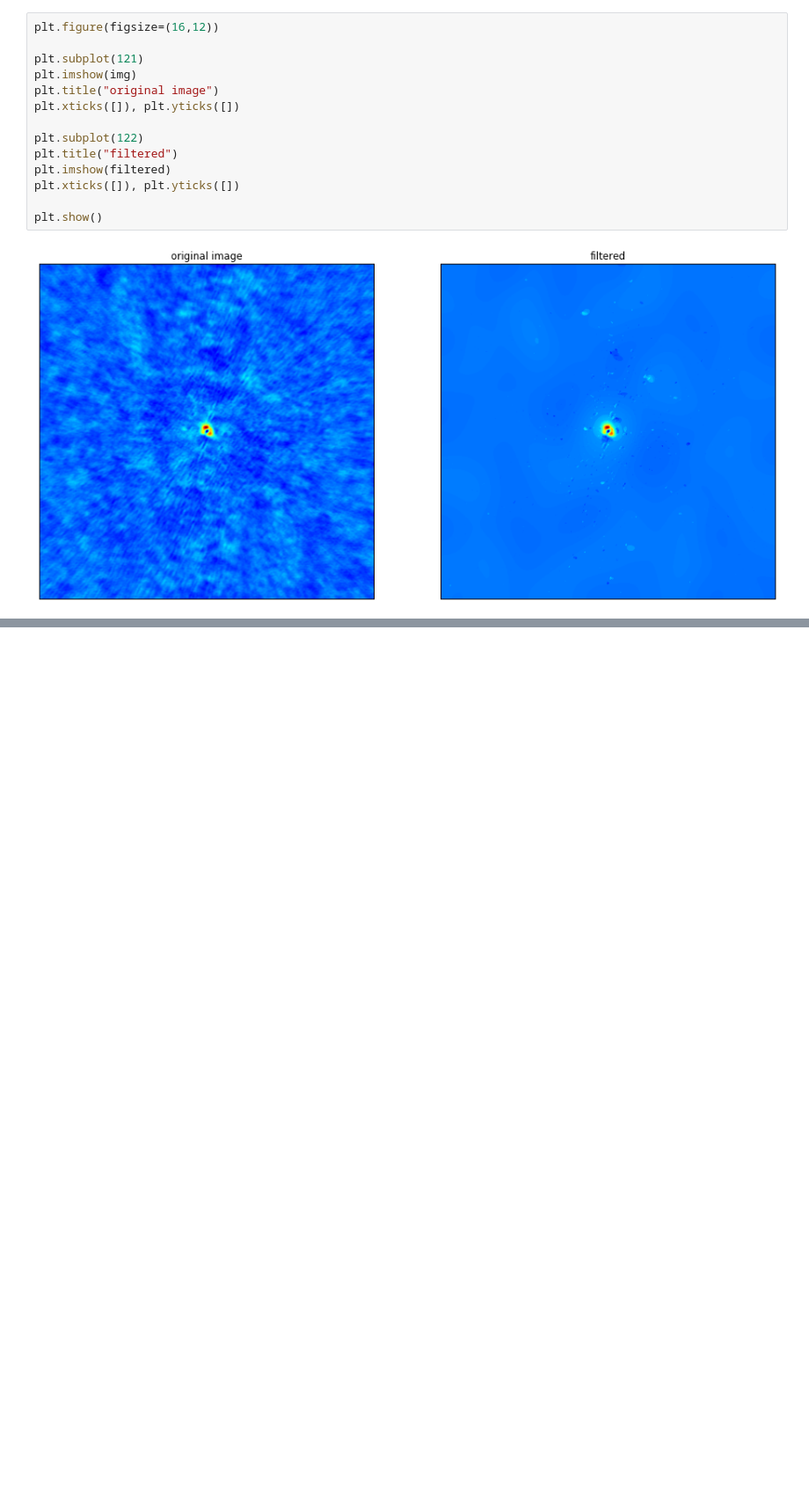
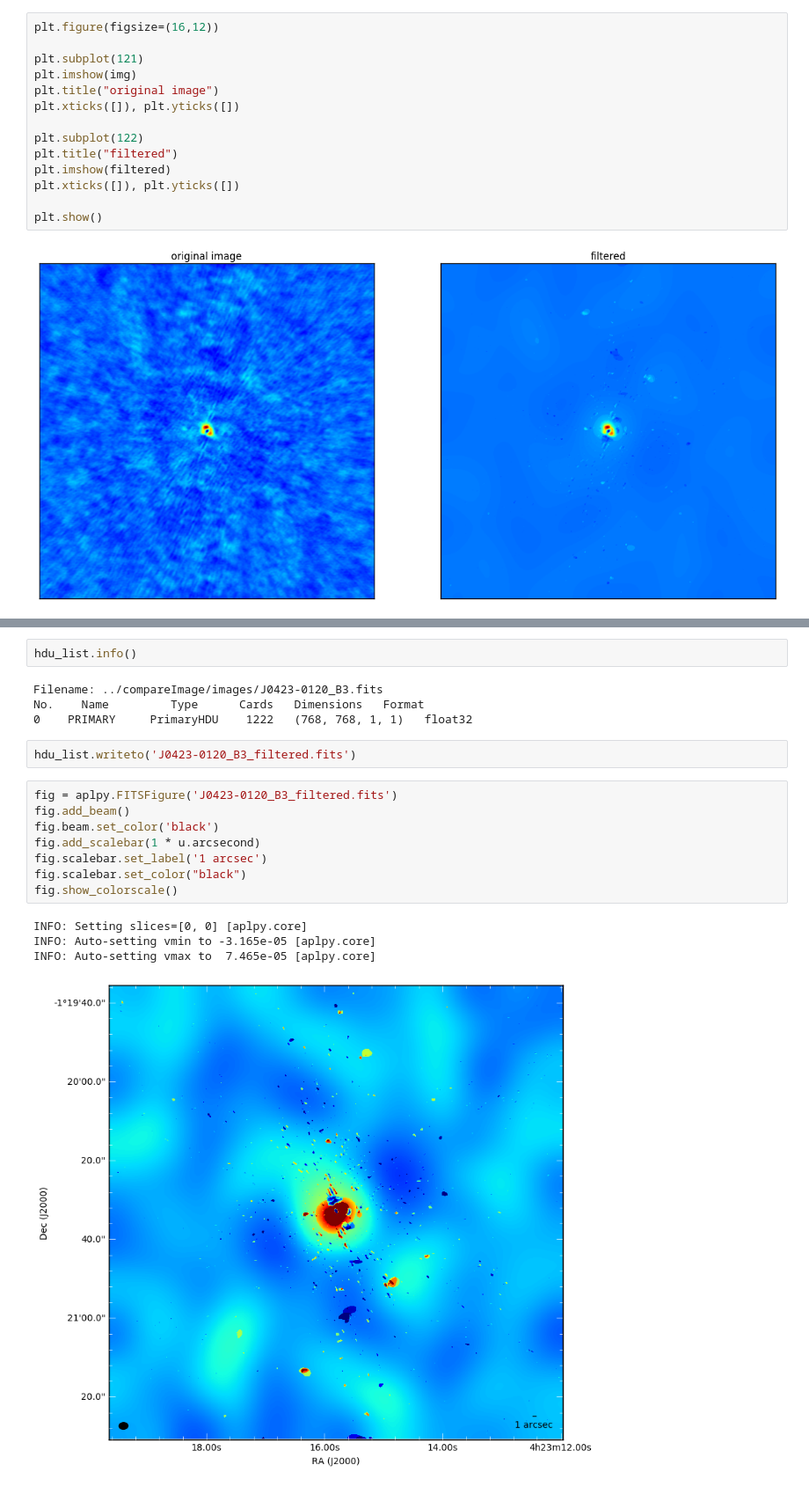
Before and after one commit to ridlo/radio_notebooks, a Jupyter notebook: band3.ipynb, the cells around one changed output, grey strips where cells are left out. Shown at 88% size. Cells and saved outputs as stored; diff of their text form; blank space fills up the shorter version.

```diff
--- a/band3.ipynb
+++ b/band3.ipynb
@@ -135,0 +183,21 @@ plt.show()
+# %%
+hdu_list.info()
+# %% [output]
+Filename: ../compareImage/images/J0423-0120_B3.fits
+No.    Name         Type      Cards   Dimensions   Format
+0    PRIMARY     PrimaryHDU    1222   (768, 768, 1, 1)   float32
+# %%
+hdu_list.writeto('J0423-0120_B3_filtered.fits')
+# %%
+fig = aplpy.FITSFigure('J0423-0120_B3_filtered.fits')
+fig.add_beam()
+fig.beam.set_color('black')
+fig.add_scalebar(1 * u.arcsecond)
+fig.scalebar.set_label('1 arcsec')
+fig.scalebar.set_color("black")
+fig.show_colorscale()
+# %% [output]
+INFO: Setting slices=[0, 0] [aplpy.core]
+INFO: Auto-setting vmin to -3.165e-05 [aplpy.core]
+INFO: Auto-setting vmax to  7.465e-05 [aplpy.core]
+[figure, added]
```
Also changed, not shown: parts of 11 cells of this notebook, 6 other files.
